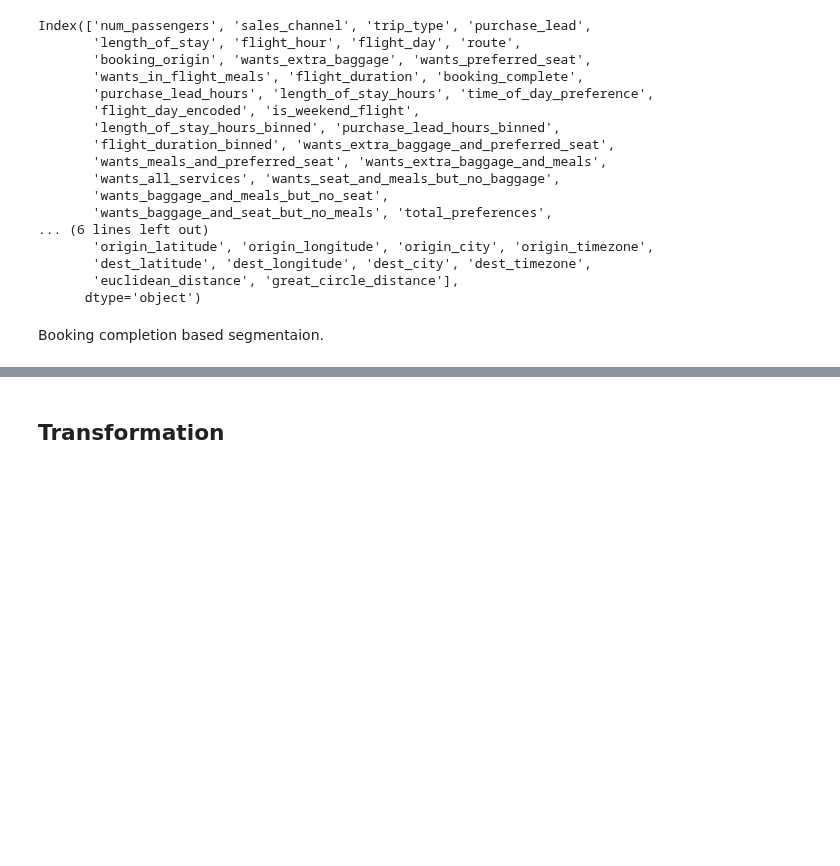
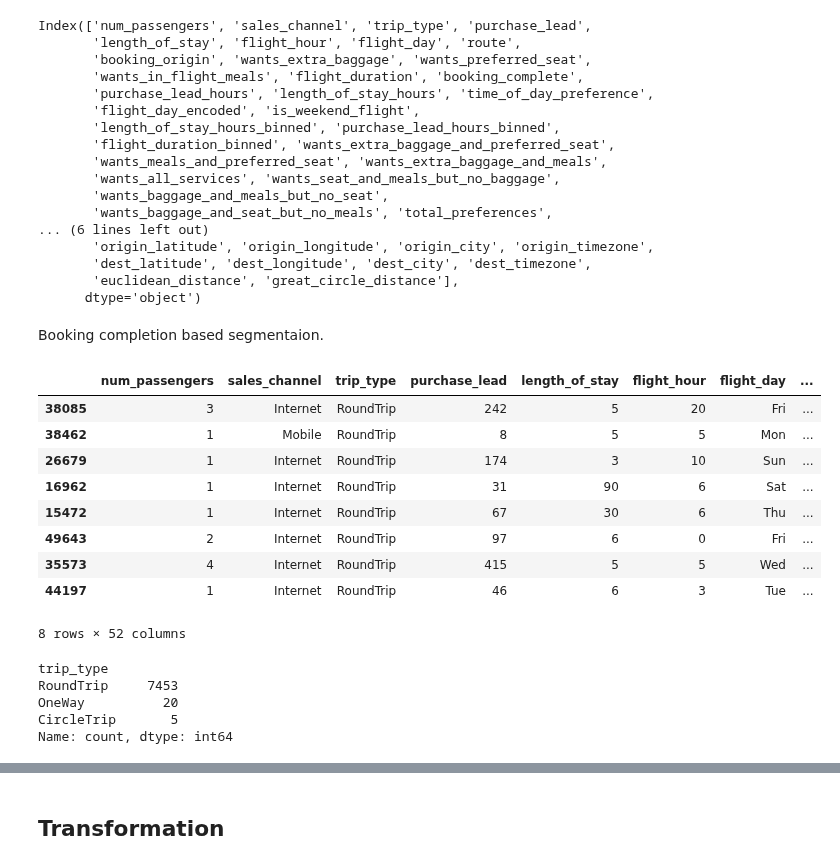
Before and after one commit to Perception-ui/fly_, a Jupyter notebook: notebook.ipynb, the cells around one changed output, grey strips where cells are left out. Saved outputs shown, nothing was run; the diff lists cells and outputs as text; code cells hidden in the pictures; blank space fills up the shorter version.

```diff
--- a/notebook.ipynb
+++ b/notebook.ipynb
@@ -642,3 +644,29 @@ Index(['num_passengers', 'sales_channel', 'trip_type', 'purchase_lead',
       dtype='object')
 # %% [markdown]
 Booking completion based segmentaion.
+# %%
+complete_bookings_subset = df[df['booking_complete'] == True]
+
+complete_bookings_subset.sample(8)
+# %% [output]
+|  | num_passengers | sales_channel | trip_type | purchase_lead | length_of_stay | flight_hour | flight_day | ... |
+| 38085 | 3 | Internet | RoundTrip | 242 | 5 | 20 | Fri | ... |
+| 38462 | 1 | Mobile | RoundTrip | 8 | 5 | 5 | Mon | ... |
+| 26679 | 1 | Internet | RoundTrip | 174 | 3 | 10 | Sun | ... |
+| 16962 | 1 | Internet | RoundTrip | 31 | 90 | 6 | Sat | ... |
+| 15472 | 1 | Internet | RoundTrip | 67 | 30 | 6 | Thu | ... |
+| 49643 | 2 | Internet | RoundTrip | 97 | 6 | 0 | Fri | ... |
+| 35573 | 4 | Internet | RoundTrip | 415 | 5 | 5 | Wed | ... |
+| 44197 | 1 | Internet | RoundTrip | 46 | 6 | 3 | Tue | ... |
+8 rows × 52 columns
+# %%
+trip_type_counts = complete_bookings_subset['trip_type'].value_counts()
+
+# Now trip_type_counts contains the counts of unique elements in the "trip_type" column
+print(trip_type_counts)
+# %% [output]
+trip_type
+RoundTrip     7453
+OneWay          20
+CircleTrip       5
+Name: count, dtype: int64
```
Also changed, not shown: parts of 14 cells of this notebook.
